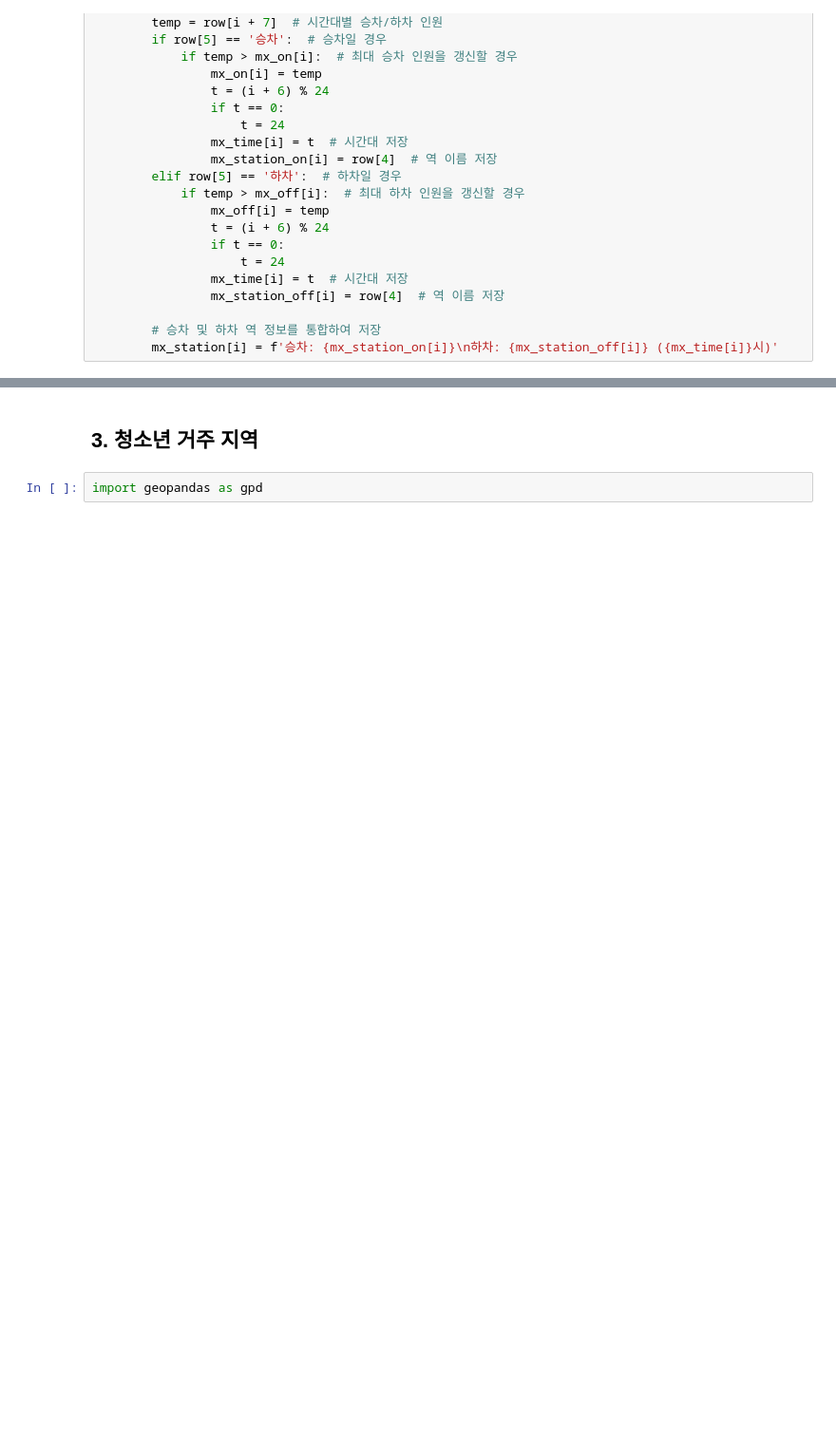
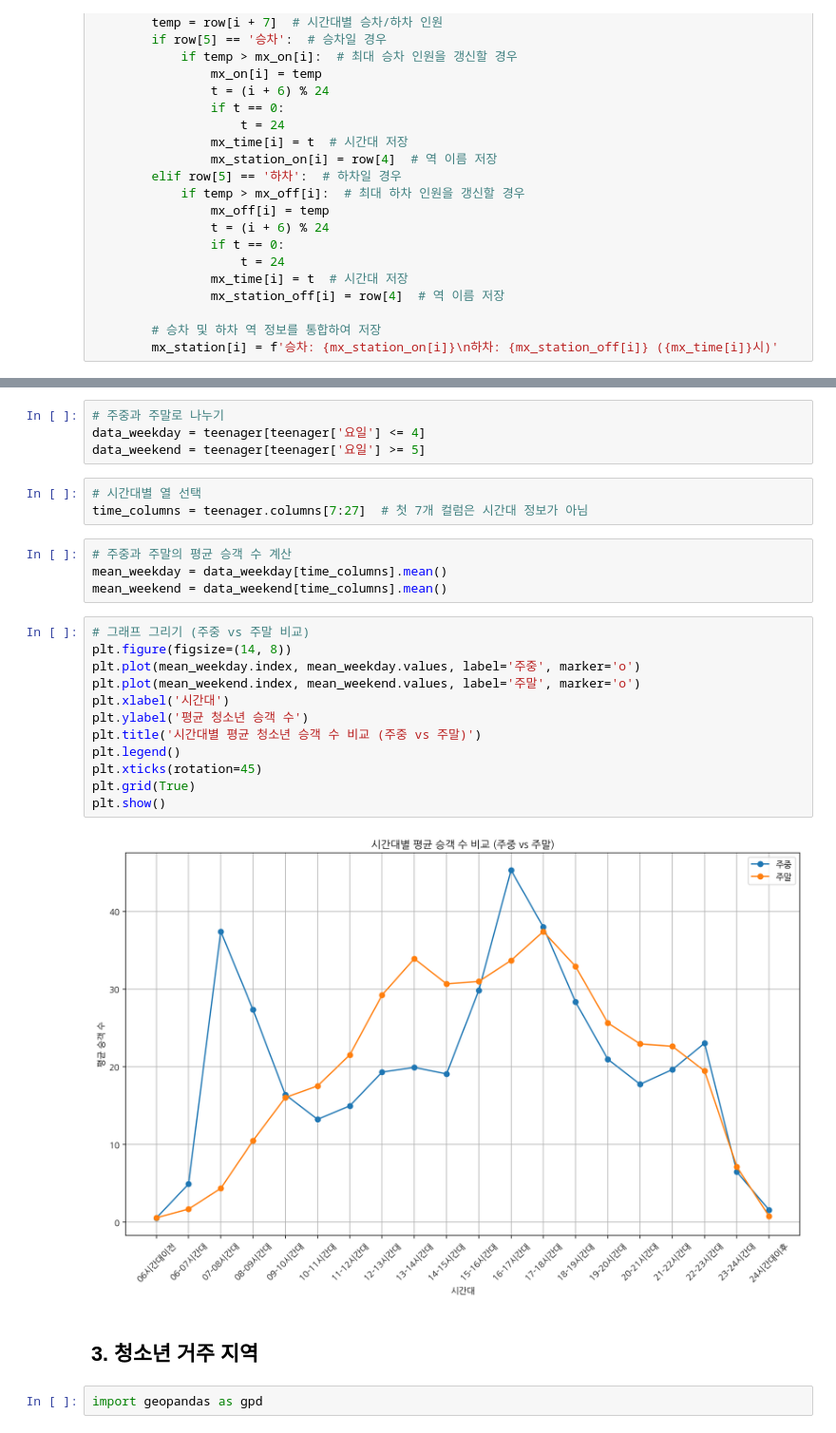
Before and after one commit to thdnjs0730/2024-1-my-BDA, a Jupyter notebook: 데이터분석과제_03조_20231596_최소원_20231596_최소원.ipynb, the cells around one changed output, grey strips where cells are left out. Shown at 95% size. Drawn from its saved outputs; the diff is of its cells as text; blank space fills up the shorter version.

```diff
--- a/데이터분석과제_03조_20231596_최소원_20231596_최소원.ipynb
+++ b/데이터분석과제_03조_20231596_최소원_20231596_최소원.ipynb
@@ -267,3 +278,28 @@ plt.show()
+# %%
+# 주중과 주말로 나누기
+data_weekday = teenager[teenager['요일'] <= 4]
+data_weekend = teenager[teenager['요일'] >= 5]
+# %%
+# 시간대별 열 선택
+time_columns = teenager.columns[7:27]  # 첫 7개 컬럼은 시간대 정보가 아님
+# %%
+# 주중과 주말의 평균 승객 수 계산
+mean_weekday = data_weekday[time_columns].mean()
+mean_weekend = data_weekend[time_columns].mean()
+# %%
+# 그래프 그리기 (주중 vs 주말 비교)
+plt.figure(figsize=(14, 8))
+plt.plot(mean_weekday.index, mean_weekday.values, label='주중', marker='o')
+plt.plot(mean_weekend.index, mean_weekend.values, label='주말', marker='o')
+plt.xlabel('시간대')
+plt.ylabel('평균 청소년 승객 수')
+plt.title('시간대별 평균 청소년 승객 수 비교 (주중 vs 주말)')
+plt.legend()
+plt.xticks(rotation=45)
+plt.grid(True)
+plt.show()
+# %% [output]
+[figure, added]
 # %% [markdown]
 ## 3. 청소년 거주 지역
 # %%
```
Also changed, not shown: parts of 5 cells of this notebook.
